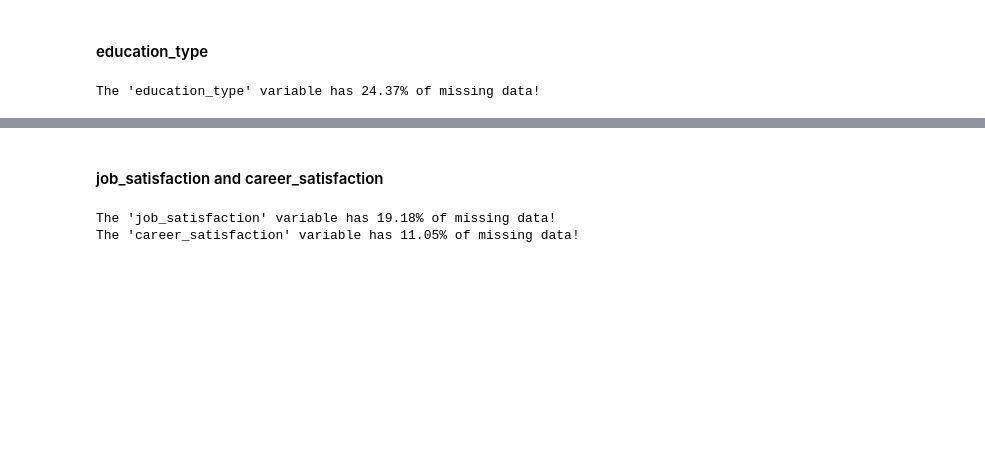
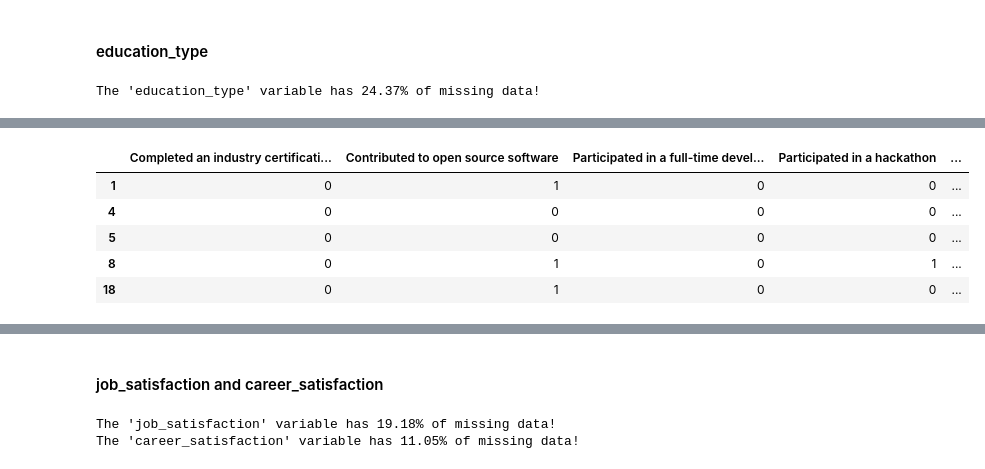
Before and after one commit to oliverkroening/Udacity_DSND_Project04, a Jupyter notebook: Data_Science_Europe.ipynb, the cells around one changed output, grey strips where cells are left out. Drawn from its saved outputs; the diff is of its cells as text; code cells hidden in the pictures; blank space fills up the shorter version.

```diff
--- a/Data_Science_Europe.ipynb
+++ b/Data_Science_Europe.ipynb
@@ -1174,0 +1213,10 @@ Name: education_type, Length: 425, dtype: int64
+# %%
+# show sample of new dataframe
+edu_df.head()
+# %% [output]
+|  | Completed an industry certificati... | Contributed to open source software | Participated in a full-time devel... | Participated in a hackathon | ... |
+| 1 | 0 | 1 | 0 | 0 | ... |
+| 4 | 0 | 0 | 0 | 0 | ... |
+| 5 | 0 | 0 | 0 | 0 | ... |
+| 8 | 0 | 1 | 0 | 1 | ... |
+| 18 | 0 | 1 | 0 | 0 | ... |
```
Also changed, not shown: parts of 22 cells of this notebook.
